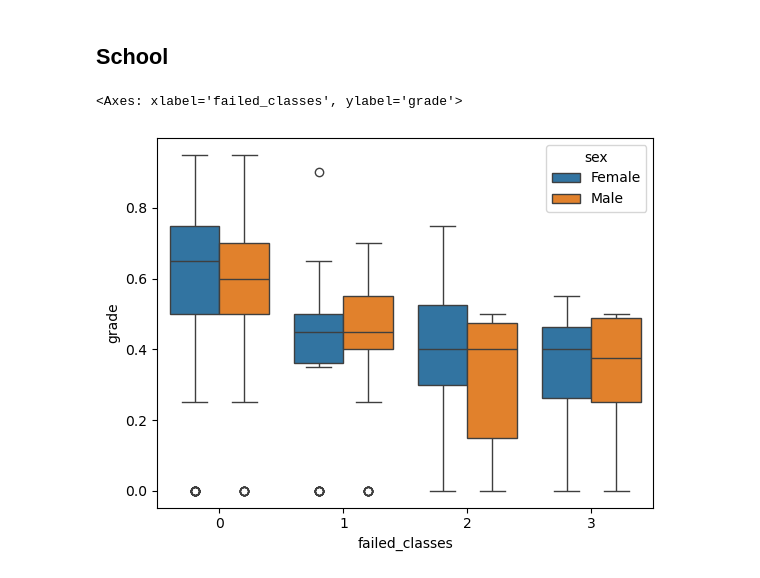
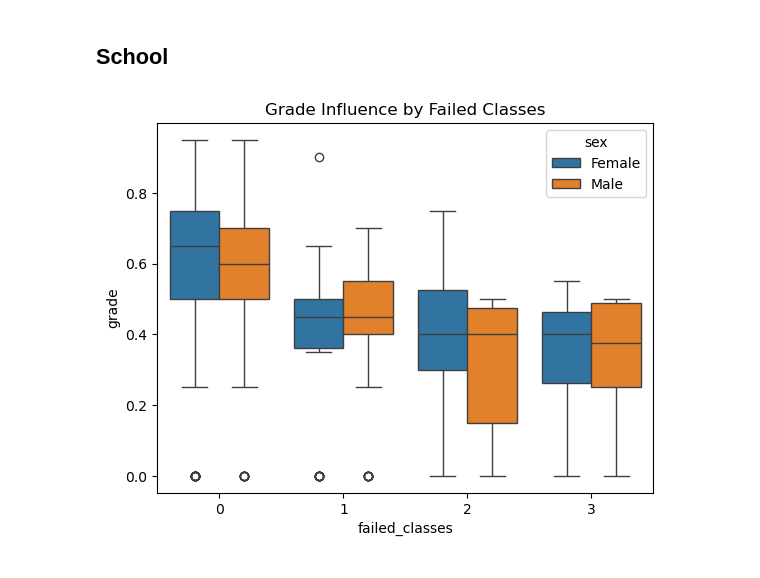
Before and after one commit to jsun969/squad-datathon-0, a Jupyter notebook: result.ipynb, the cells around one changed output. Drawn from its saved outputs; the diff is of its cells as text; code cells hidden in the pictures.

```diff
--- a/result.ipynb
+++ b/result.ipynb
@@ -21,6 +22,7 @@ sns.catplot(data=train, x="father_job", y="grade", hue="sex", kind="box")
 # %%
 # Failure
 sns.boxplot(x="failed_classes", y="grade", data=train, hue="sex")
+plt.title("Grade Influence by Failed Classes")
+plt.show()
 # %% [output]
-<Axes: xlabel='failed_classes', ylabel='grade'>
-[figure, old version]
+[figure, new version]
```
Also changed, not shown: parts of 2 cells of this notebook.
